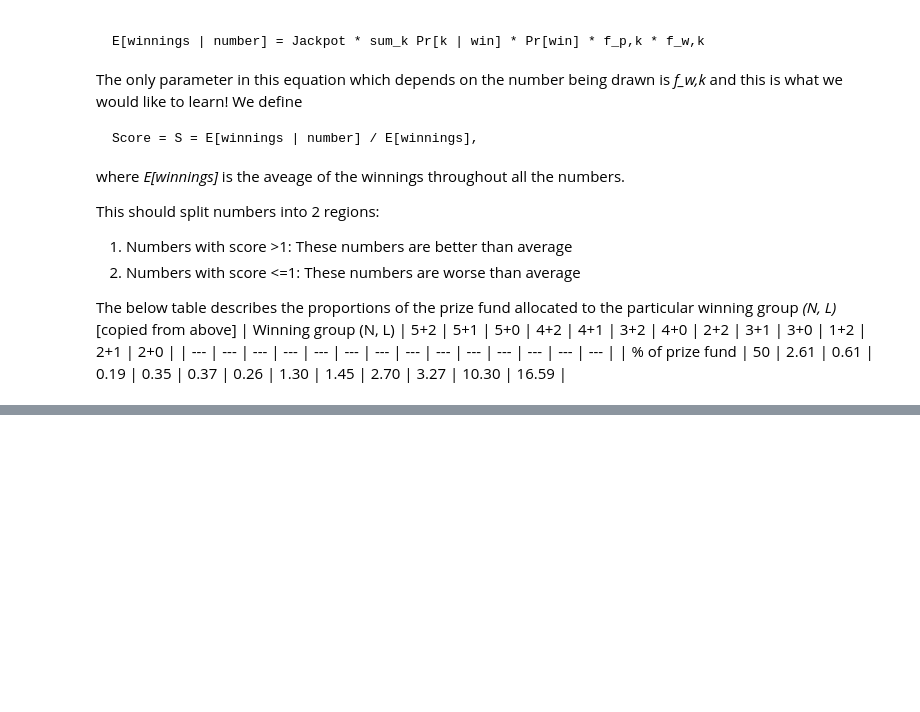
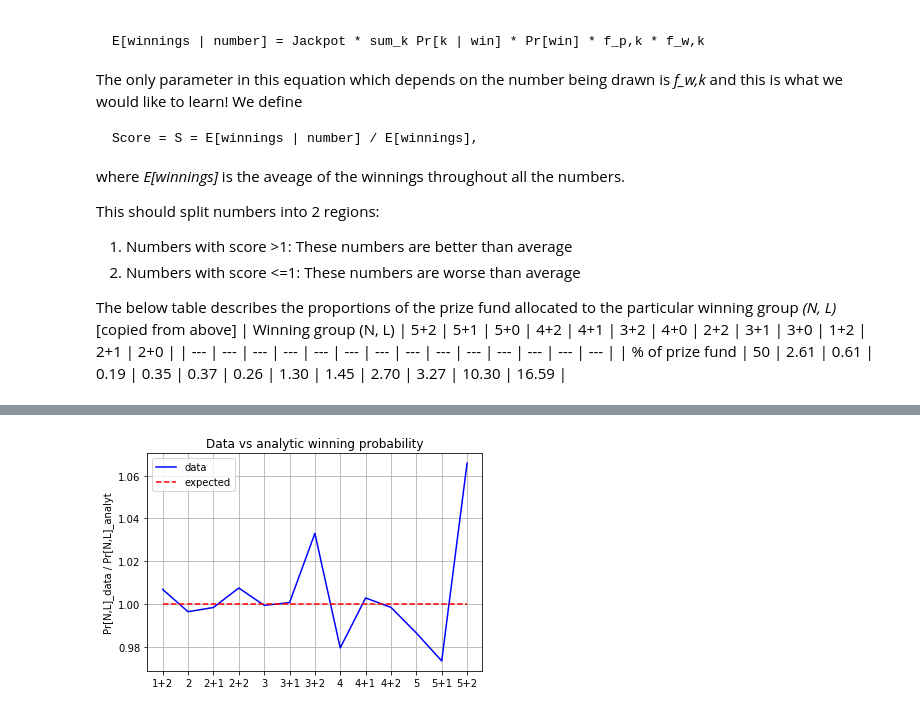
Before and after one commit to RokMedves/EuroMillions, a Jupyter notebook: euromillions.ipynb, the cells around one changed output, grey strips where cells are left out. Saved outputs shown, nothing was run; the diff lists cells and outputs as text; code cells hidden in the pictures; blank space fills up the shorter version.

```diff
--- a/euromillions.ipynb
+++ b/euromillions.ipynb
@@ -368,7 +369,9 @@ def score_numbers(row: pd.Series) -> float:
 
 def score_dataset(df : pd.DataFrame) -> pd.DataFrame:
     """
-    Scores the datset by assigning 'Score' and 'Class' columns
+    Scores the datset by assigning an 'avg win' column
+    representing the average winnings relative to the
+    whole dataset
 
     Parameters
     ----------
@@ -385,11 +388,8 @@ def score_dataset(df : pd.DataFrame) -> pd.DataFrame:
     scores = scores / scores.mean()
 
     # incorporate that into the euromillions dataset
-    df = pd.concat([df, scores], axis = 1).rename(columns={0: 'Score'})
+    df = pd.concat([df, scores], axis = 1).rename(columns={0: 'avg win'})
 
-    # classify each datapoint into a good or bad data point
-    good_bad_class = df.apply(lambda row: 1 if row['Score'] > 1 else 0, axis = 1)
-    df = pd.concat([df, good_bad_class], axis = 1).rename(columns={0: 'Class'})
 
     return df
 # %%
@@ -416,0 +437,27 @@ euromillions
+# %%
+# get info from data
+prob_win = 1./13 # The probability to win the lottery; Pr[win]
+n = len(euromillions.index)
+prob_NL_data = euromillions.mean() * n / euromillions.sum()['Total'] * prob_win # Pr[N, L] = Pr[N, L | win] * Pr[win]
+
+xx = []
+yy = []
+
+
+for N, L in itertools.product(range(1, 6), range(0, 3)):
+    nl_tag = str(N)+ ("+"+str(L) if L!=0 else "")
+    if nl_tag in prob_NL_data:
+        data_analyt_ratio = prob_NL_data.loc[nl_tag] / prob_NL_analyt(N, L)
+
+        xx.append(nl_tag); yy.append(data_analyt_ratio)
+
+plt.figure()
+plt.ylabel("Pr[N,L]_data / Pr[N,L]_analyt")
+plt.grid()
+plt.title("Data vs analytic winning probability")
+plt.plot(xx, yy, 'b-', label = 'data')
+plt.plot(xx, 1+np.zeros(len(xx)), 'r--', label='expected')
+plt.legend()
+plt.show()
+# %% [output]
+[figure, added]
```
Also changed, not shown: parts of 10 cells of this notebook.
